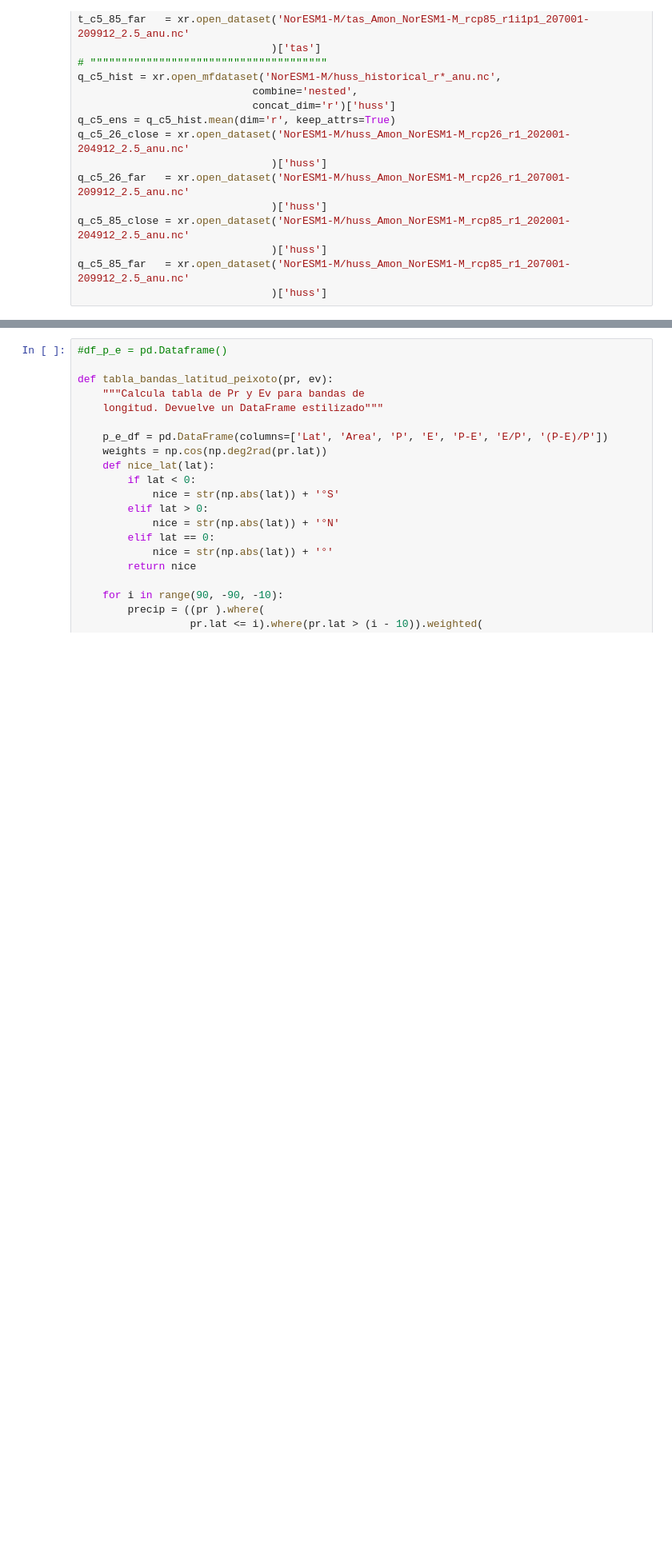
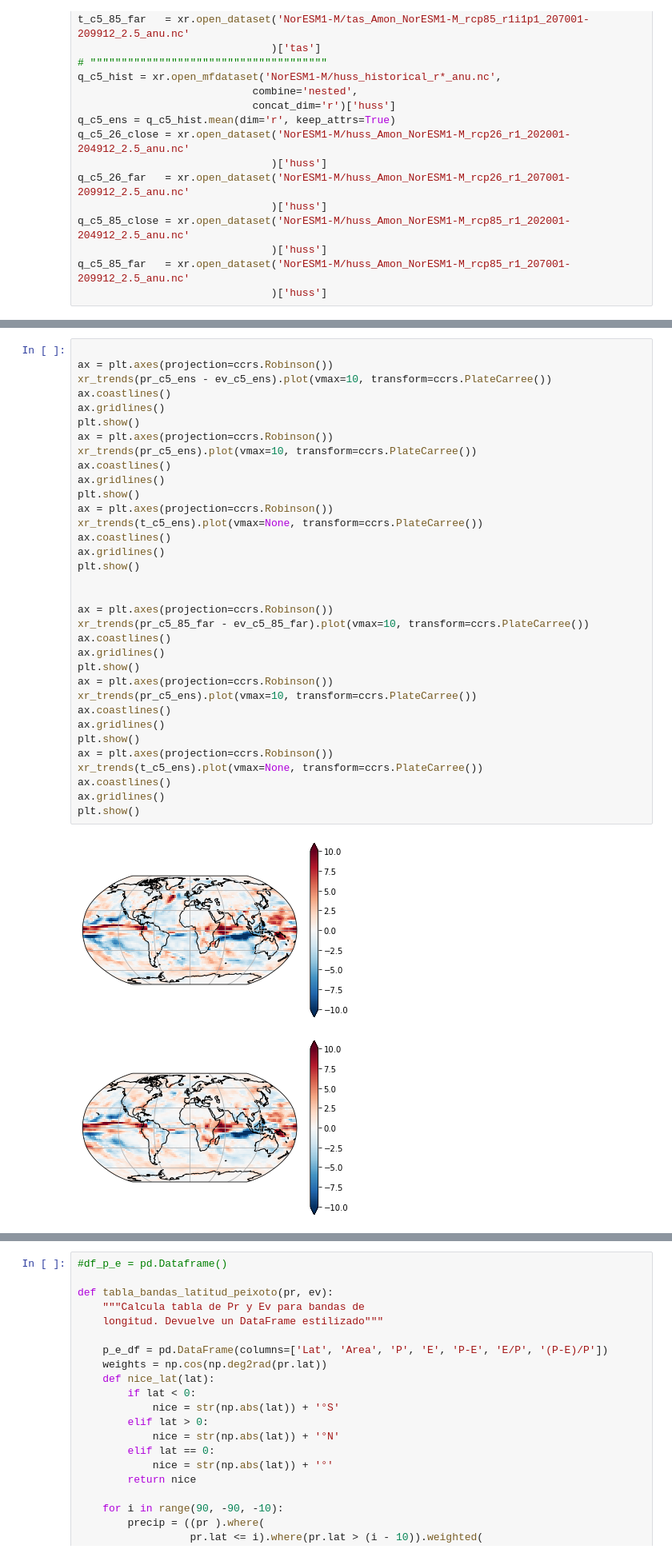
Before and after one commit to blychs/climatologia_fisica, a Jupyter notebook: practica4.ipynb, the cells around one changed output, grey strips where cells are left out. Shown at 80% size. Saved outputs shown, nothing was run; the diff lists cells and outputs as text; blank space fills up the shorter version.

```diff
--- a/practica4.ipynb
+++ b/practica4.ipynb
@@ -590,0 +591,37 @@ plt.show()
+# %%
+
+ax = plt.axes(projection=ccrs.Robinson())
+xr_trends(pr_c5_ens - ev_c5_ens).plot(vmax=10, transform=ccrs.PlateCarree())
+ax.coastlines()
+ax.gridlines()
+plt.show()
+ax = plt.axes(projection=ccrs.Robinson())
+xr_trends(pr_c5_ens).plot(vmax=10, transform=ccrs.PlateCarree())
+ax.coastlines()
+ax.gridlines()
+plt.show()
+ax = plt.axes(projection=ccrs.Robinson())
+xr_trends(t_c5_ens).plot(vmax=None, transform=ccrs.PlateCarree())
+ax.coastlines()
+ax.gridlines()
+plt.show()
+
+
+ax = plt.axes(projection=ccrs.Robinson())
+xr_trends(pr_c5_85_far - ev_c5_85_far).plot(vmax=10, transform=ccrs.PlateCarree())
+ax.coastlines()
+ax.gridlines()
+plt.show()
+ax = plt.axes(projection=ccrs.Robinson())
+xr_trends(pr_c5_ens).plot(vmax=10, transform=ccrs.PlateCarree())
+ax.coastlines()
+ax.gridlines()
+plt.show()
+ax = plt.axes(projection=ccrs.Robinson())
+xr_trends(t_c5_ens).plot(vmax=None, transform=ccrs.PlateCarree())
+ax.coastlines()
+ax.gridlines()
+plt.show()
+# %% [output]
+[figure, added]
+[figure, added]
```
Also changed, not shown: parts of 20 cells of this notebook.
